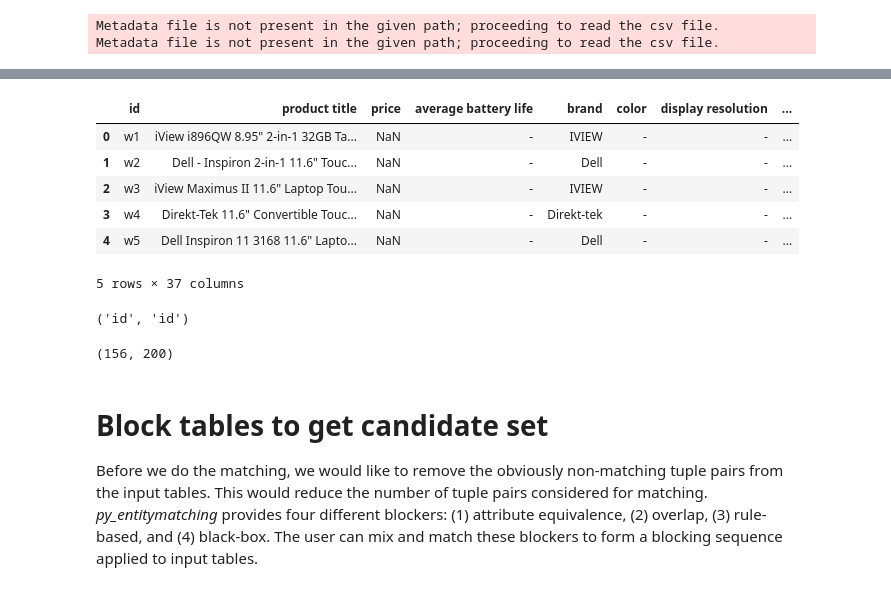
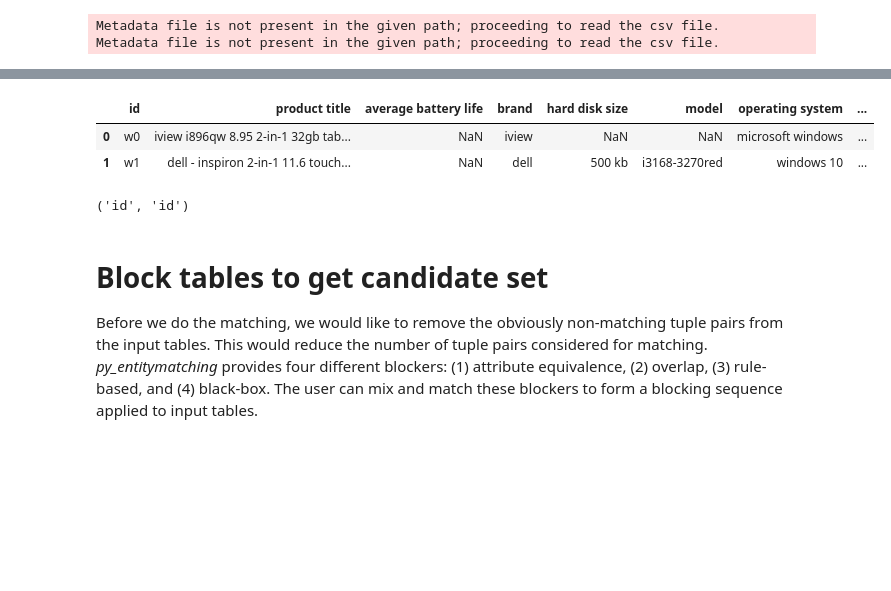
Before and after one commit to dliangsta/CS839-project, a Jupyter notebook: stage-3/notebook.ipynb, the cells around one changed output, grey strips where cells are left out. Cells and saved outputs as stored; diff of their text form; code cells hidden in the pictures; blank space fills up the shorter version.

```diff
--- a/stage-3/notebook.ipynb
+++ b/stage-3/notebook.ipynb
@@ -63,26 +63,14 @@ A.head(2)
 # %%
-B.head(5)
+B.head(2)
 # %% [output]
-|  | id | product title | price | average battery life | brand | color | display resolution | ... |
-| 0 | w1 | iView i896QW 8.95" 2-in-1 32GB Ta... | NaN | - | IVIEW | - | - | ... |
-| 1 | w2 | Dell - Inspiron 2-in-1 11.6" Touc... | NaN | - | Dell | - | - | ... |
-| 2 | w3 | iView Maximus II 11.6" Laptop Tou... | NaN | - | IVIEW | - | - | ... |
-| 3 | w4 | Direkt-Tek 11.6" Convertible Touc... | NaN | - | Direkt-tek | - | - | ... |
-| 4 | w5 | Dell Inspiron 11 3168 11.6" Lapto... | NaN | - | Dell | - | - | ... |
+|  | id | product title | average battery life | brand | hard disk size | model | operating system | ... |
+| 0 | w0 | iview i896qw 8.95 2-in-1 32gb tab... | NaN | iview | NaN | NaN | microsoft windows | ... |
+| 1 | w1 | dell - inspiron 2-in-1 11.6 touch... | NaN | dell | 500 kb | i3168-3270red | windows 10 | ... |
-5 rows × 37 columns
 # %%
 # Display the keys of the input tables
 em.get_key(A), em.get_key(B)
 # %% [output]
 ('id', 'id')
-# %%
-# If the tables are large we can downsample the tables like this
-A1, B1 = em.down_sample(A, B, 200, 1, show_progress=False)
-len(A1), len(B1)
-
-# But for the purposes of this notebook, we will use the entire table A and B
-# %% [output]
-(156, 200)
 # %% [markdown]
 # Block tables to get candidate set
 
```
Also changed, not shown: parts of 35 cells of this notebook, 7 other files.
